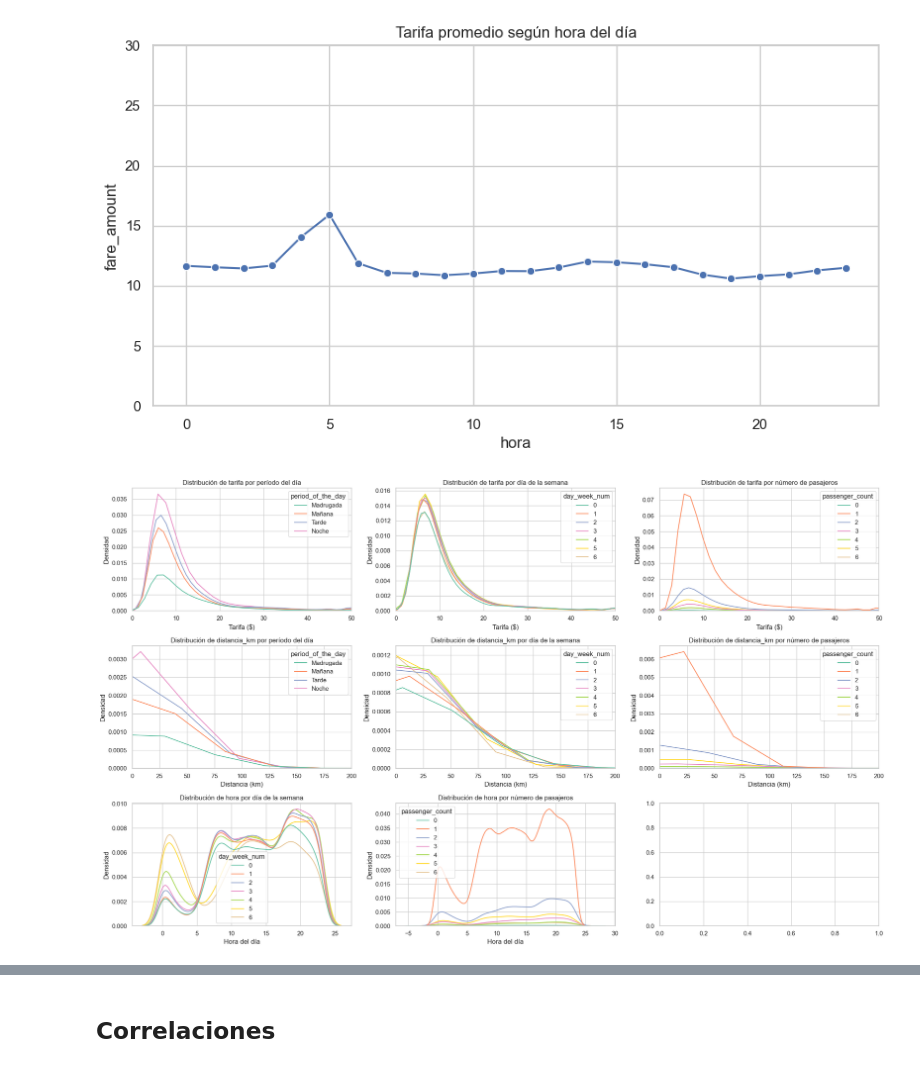
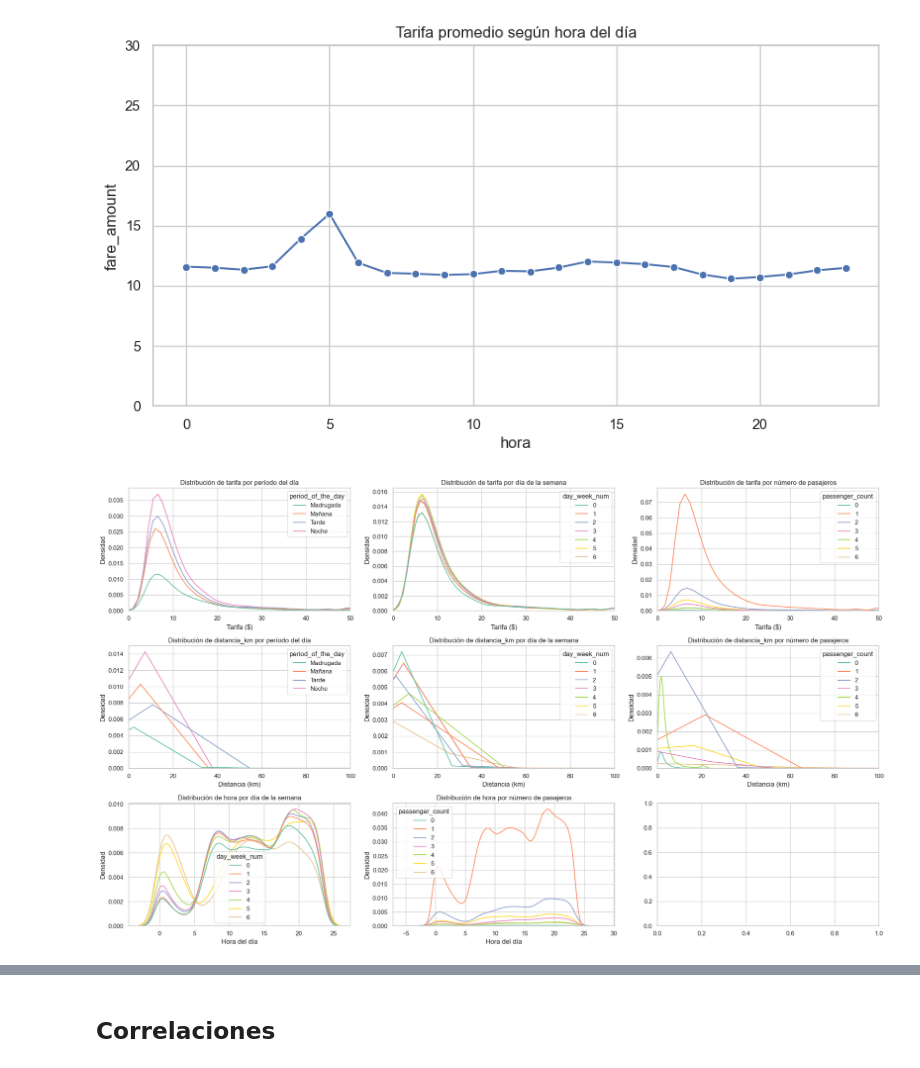
Before and after one commit to FefeTroanes/AA1-TUIA-2025C2-Molina-Romano-Troanes, a Jupyter notebook: TP-Regresion-AA1-2025C1.ipynb, the cells around one changed output, grey strips where cells are left out. Drawn from its saved outputs; the diff is of its cells as text; code cells hidden in the pictures.

```diff
--- a/TP-Regresion-AA1-2025C1.ipynb
+++ b/TP-Regresion-AA1-2025C1.ipynb
@@ -175,0 +292,8 @@ X_train = X_train.dropna() # borra NaN, representan % ínfimo
+# %%
+# los datos por fuera de estos valores representan el 0.06%, en consecuencia los borramos
+
+X_train = X_train[X_train['dropoff_latitude'].between(-90, 90)]
+# %%
+# Cálculo de distancia recorrida en km según latitud y longitud(inicio y destino)
+X_train['distancia_km'] = X_train.apply(lambda row: haversine((row['pickup_latitude'], row['pickup_longitude']),(row['dropoff_latitude'], row['dropoff_longitude'])), axis=1)
+X_train['distancia_km'].describe()
@@ -194,0 +329,13 @@ Name: day_week_num, Length: 159989, dtype: int32
+# %%
+# Función Circular encoding
+
+def circular_encoding(X_train, column, n_categorias):
+    sin_col = f"{column}_sin"
+    cos_col = f"{column}_cos"
+    X_train[sin_col] = np.sin((2 * np.pi * (X_train[column]))/ n_categorias)
+    X_train[cos_col] = np.cos((2 * np.pi * (X_train[column])) / n_categorias)
+    return X_train
+
+X_train = circular_encoding(X_train, 'day_week_num', 7)
+
+X_train['day_week_num_sin']
@@ -220 +380,11 @@ Name: period_of_the_day, Length: 159989, dtype: category
 Categories (4, object): ['Madrugada' < 'Mañana' < 'Tarde' < 'Noche']
+# %%
+# Circular enconding para el momento del día
+
+X_train['fecha_hora'] = pd.to_datetime(X_train['date'].str.replace(' UTC', ''), utc=True) #convertirmos a datetime
+
+X_train['hora'] = X_train['fecha_hora'].dt.hour # extraemos la hora de la fecha general
+
+X_train = circular_encoding(X_train, 'hora', 24)
+
+X_train['hora_cos']
@@ -476,41 +660,41 @@ ax3.set_ylabel("Densidad")
 
 # Gráfico 4: Distribución de distancia_km por período del día
 sns.kdeplot(data=X_train, x='distancia_km', hue='period_of_the_day', palette='Set2', ax=ax4)
-ax4.set_xlim(0, 200)
+ax4.set_xlim(0, 100)
 ax4.set_title("Distribución de distancia_km por período del día")
 ax4.set_xlabel("Distancia (km)")
 ax4.set_ylabel("Densidad")
 
 # Gráfico 5: Distribución de distancia_km por día de la semana
 sns.kdeplot(data=X_train, x='distancia_km', hue='day_week_num', palette='Set2', ax=ax5)
-ax5.set_xlim(0, 200)
+ax5.set_xlim(0, 100)
 ax5.set_title("Distribución de distancia_km por día de la semana")
 ax5.set_xlabel("Distancia (km)")
 ax5.set_ylabel("Densidad")
 
 # Gráfico 6: Distribución de distancia_km por número de pasajeros
 sns.kdeplot(data=X_train, x='distancia_km', hue='passenger_count', palette='Set2', ax=ax6)
-ax6.set_xlim(0, 200)
+ax6.set_xlim(0, 100)
 ax6.set_title("Distribución de distancia_km por número de pasajeros")
 ax6.set_xlabel("Distancia (km)")
 ax6.set_ylabel("Densidad")
 
 # Gráfico 7: Distribución de hora por día de la semana
 sns.kdeplot(data=X_train, x='hora', hue='day_week_num', palette='Set2', ax=ax7)
 ax7.set_title("Distribución de hora por día de la semana")
 ax7.set_xlabel("Hora del día")
 ax7.set_ylabel("Densidad")
 
 # Gráfico 8: Distribución de hora por número de pasajeros
 sns.kdeplot(data=X_train, x='hora', hue='passenger_count', palette='Set2', ax=ax8)
 ax8.set_title("Distribución de hora por número de pasajeros")
 ax8.set_xlabel("Hora del día")
 ax8.set_ylabel("Densidad")
 
 plt.tight_layout()
 plt.show()
 # %% [output]
-[figure, old version]
+[figure, new version]
 # %%
 # Heatmap hora vs día de la semana
 
```
Also changed, not shown: parts of 42 cells of this notebook.
